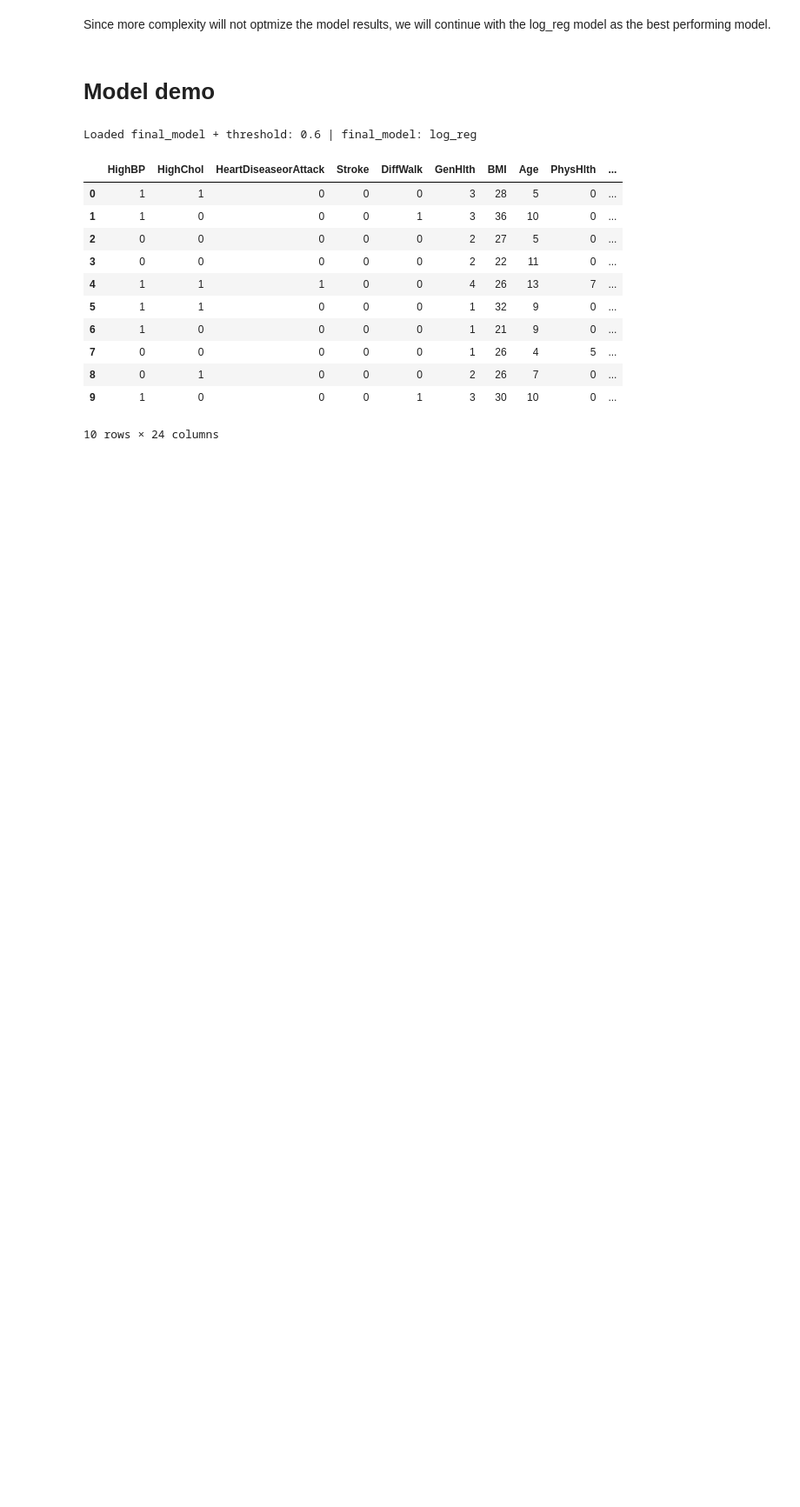
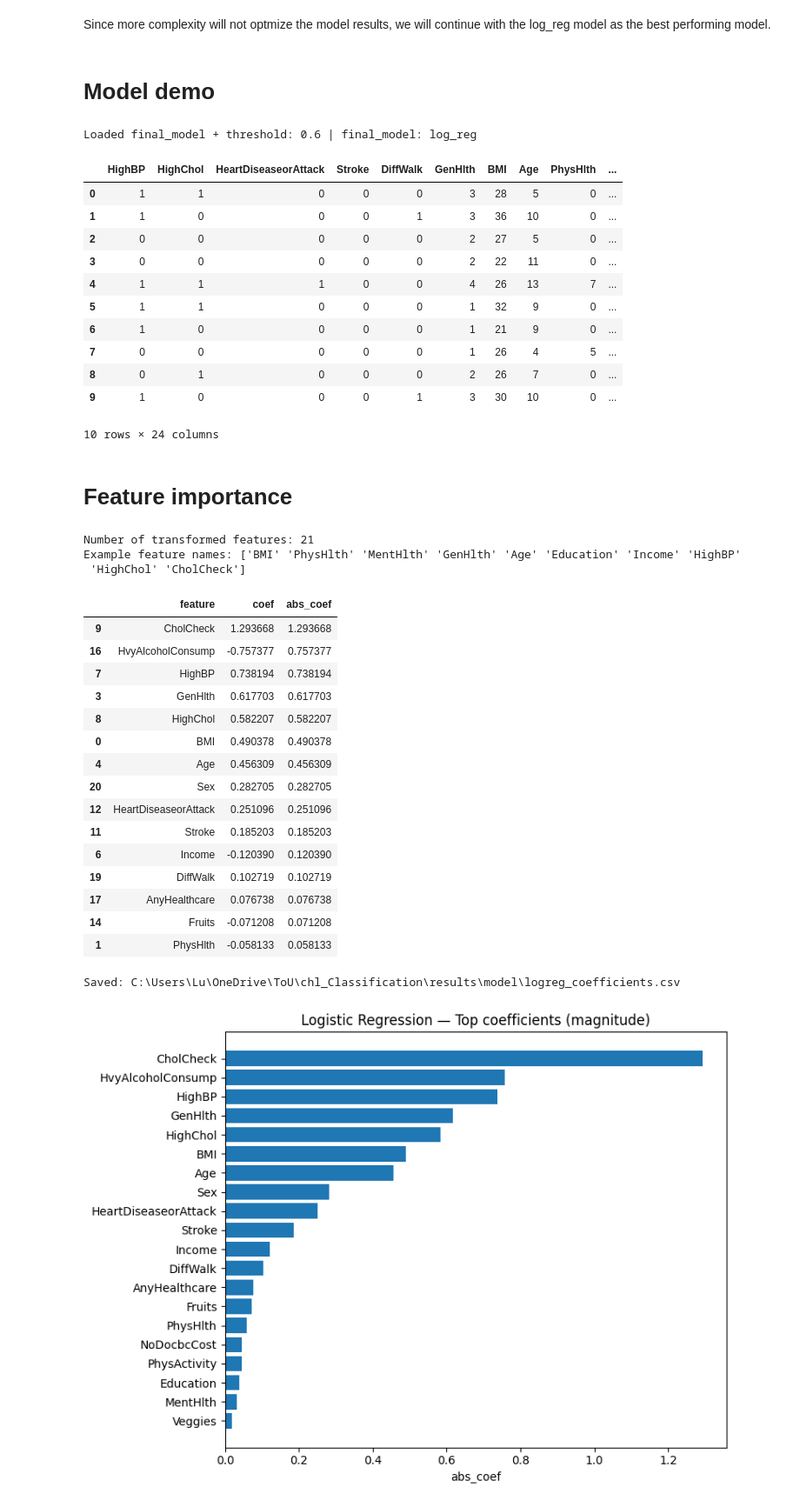
Before and after one commit to andmotus/ToU_classification_challenge, a Jupyter notebook: notebooks/04_model_building.ipynb, the cells around one changed output. Shown at 87% size. Saved outputs shown, nothing was run; the diff lists cells and outputs as text; code cells hidden in the pictures; blank space fills up the shorter version.

Commit message:
feature importance

```diff
--- a/notebooks/04_model_building.ipynb
+++ b/notebooks/04_model_building.ipynb
@@ -431,3 +431,78 @@ Loaded final_model + threshold: 0.6 | final_model: log_reg
 | 8 | 0 | 1 | 0 | 0 | 0 | 2 | 26 | 7 | 0 | ... |
 | 9 | 1 | 0 | 0 | 0 | 1 | 3 | 30 | 10 | 0 | ... |
 10 rows × 24 columns
+# %% [markdown]
+# Feature importance
+# %%
+# --- Get feature names after preprocessing (handles OneHot, scaling, etc.) ---
+try:
+    feature_names = preprocessor.get_feature_names_out()
+except AttributeError:
+    # Older sklearn fallback
+    feature_names = preprocessor.get_feature_names()
+
+feature_names = np.array(feature_names)
+print("Number of transformed features:", len(feature_names))
+print("Example feature names:", feature_names[:10])
+# %% [output]
+Number of transformed features: 21
+Example feature names: ['BMI' 'PhysHlth' 'MentHlth' 'GenHlth' 'Age' 'Education' 'Income' 'HighBP'
+ 'HighChol' 'CholCheck']
+# %%
+def plot_top_features(df, value_col, title, out_path=None, top_n=20):
+    """
+    df: dataframe with columns ["feature", value_col]
+    value_col: the column to plot (e.g., "abs_coef", "importance")
+    """
+    top = df.sort_values(value_col, ascending=False).head(top_n).iloc[::-1]  # reverse for horizontal plot
+    plt.figure(figsize=(8, max(4, 0.3 * top_n)))
+    plt.barh(top["feature"], top[value_col])
+    plt.title(title)
+    plt.xlabel(value_col)
+    plt.tight_layout()
+    if out_path is not None:
+        plt.savefig(out_path, dpi=150)
+    plt.show()
+# %%
+# --- Logistic Regression coefficients ---
+coefs = log_reg.coef_.ravel()
+
+df_lr = pd.DataFrame({
+    "feature": feature_names,
+    "coef": coefs,
+    "abs_coef": np.abs(coefs)
+}).sort_values("abs_coef", ascending=False)
+
+display(df_lr.head(15))
+
+# Save as CSV for your report / reproducibility
+lr_coef_csv = results_model_dir / "logreg_coefficients.csv"
+df_lr.to_csv(lr_coef_csv, index=False)
+print("Saved:", lr_coef_csv.resolve())
+
+# Plot top coefficients by magnitude
+plot_top_features(
+    df_lr, value_col="abs_coef",
+    title="Logistic Regression — Top coefficients (magnitude)",
+    out_path=results_model_dir / "logreg_top_coefficients.png",
+    top_n=20
+)
+# %% [output]
+|  | feature | coef | abs_coef |
+| 9 | CholCheck | 1.293668 | 1.293668 |
+| 16 | HvyAlcoholConsump | -0.757377 | 0.757377 |
+| 7 | HighBP | 0.738194 | 0.738194 |
+| 3 | GenHlth | 0.617703 | 0.617703 |
+| 8 | HighChol | 0.582207 | 0.582207 |
+| 0 | BMI | 0.490378 | 0.490378 |
+| 4 | Age | 0.456309 | 0.456309 |
+| 20 | Sex | 0.282705 | 0.282705 |
+| 12 | HeartDiseaseorAttack | 0.251096 | 0.251096 |
+| 11 | Stroke | 0.185203 | 0.185203 |
+| 6 | Income | -0.120390 | 0.120390 |
+| 19 | DiffWalk | 0.102719 | 0.102719 |
+| 17 | AnyHealthcare | 0.076738 | 0.076738 |
+| 14 | Fruits | -0.071208 | 0.071208 |
+| 1 | PhysHlth | -0.058133 | 0.058133 |
+Saved: C:\Users\Lu\OneDrive\ToU\chl_Classification\results\model\logreg_coefficients.csv
+[figure, added]
```
Also changed, not shown: parts of 2 cells of this notebook, 3 other files.
